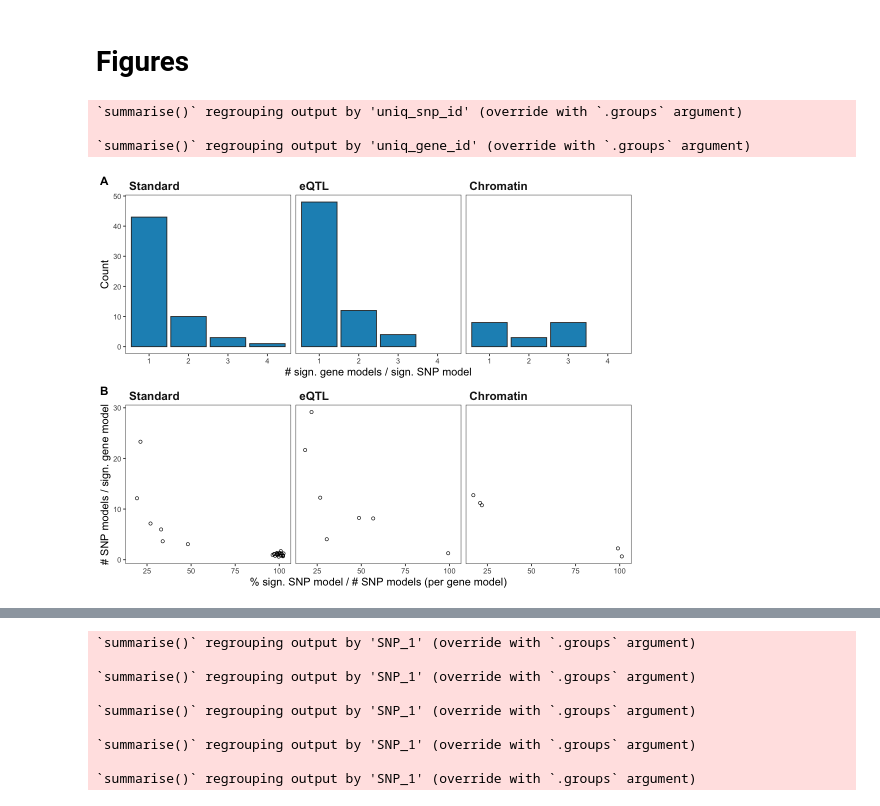
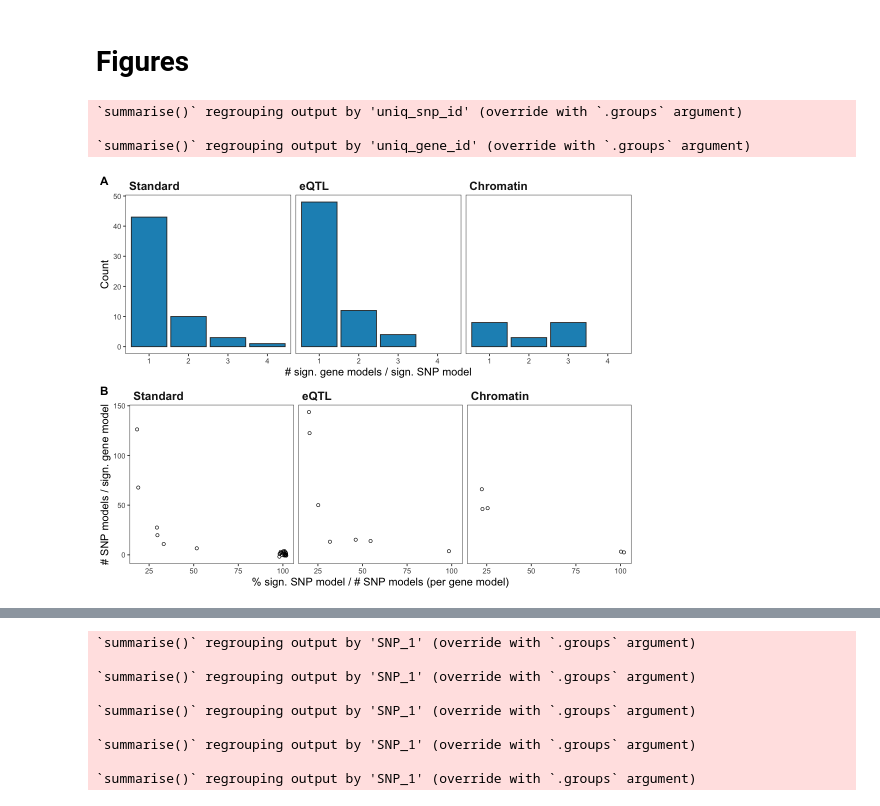
Before and after one commit to DianeDuroux/BiologicalEpistasis, a Jupyter notebook: doc/gene_networks.ipynb, the cells around one changed output, grey strips where cells are left out. Cells and saved outputs as stored; diff of their text form; code cells hidden in the pictures.

```diff
--- a/doc/gene_networks.ipynb
+++ b/doc/gene_networks.ipynb
@@ -323,35 +323,36 @@ snp2gene_plt <- maps %>%
         theme_bw() +
         theme(strip.background = element_blank(),
               strip.text = element_text(size = 14, face = "bold", hjust=0),
               axis.title = element_text(size = 13),
               legend.position = 'bottom') +
         theme_transparent
 
 gene2snp_plt <- maps %>%
     filter(sign_gene) %>%
     group_by(uniq_gene_id, exp) %>%
-    summarise(sign_snps = sum(sign_snp),
-              pc_sign_snps = 100 * sign_snps / n()) %>%
-    ggplot(aes(x = pc_sign_snps, y = sign_snps)) +
-        geom_jitter(shape = 21, color = 'black', width = 4) +
+    summarise(all_pairs = n(),
+              sign_snps = sum(sign_snp),
+              pc_sign_snps = 100 * sign_snps / all_pairs) %>%
+    ggplot(aes(x = pc_sign_snps, y = all_pairs)) +
+        geom_jitter(shape = 21, color = 'black', height = 3, width = 2) +
         labs(x = '% sign. SNP model / # SNP models (per gene model)',
              y = '# SNP models / sign. gene model',
              size = 'Number of gene models') +
         facet_grid(. ~ exp) +
 #         scale_x_continuous(limits = c(0, NA)) +
         theme_bw() +
         theme(strip.background = element_blank(),
               strip.text = element_text(size = 14, face = "bold", hjust=0),
               axis.title = element_text(size = 13),
               legend.position = 'bottom') +
         theme_transparent
 
 options(repr.plot.width=9, repr.plot.height=7)
 plot_grid(snp2gene_plt, gene2snp_plt, nrow = 2, labels = c('A', 'B'))
 ggsave(filename = 'fig/sign_snps_per_gene_and_viceversa.pdf',
        width=9, height=7, bg = "transparent")
 # %% [output]
 `summarise()` regrouping output by 'uniq_snp_id' (override with `.groups` argument)
 
 `summarise()` regrouping output by 'uniq_gene_id' (override with `.groups` argument)
-[figure, old version]
+[figure, new version]
```
Also changed, not shown: parts of 3 cells of this notebook, 5 other files.
